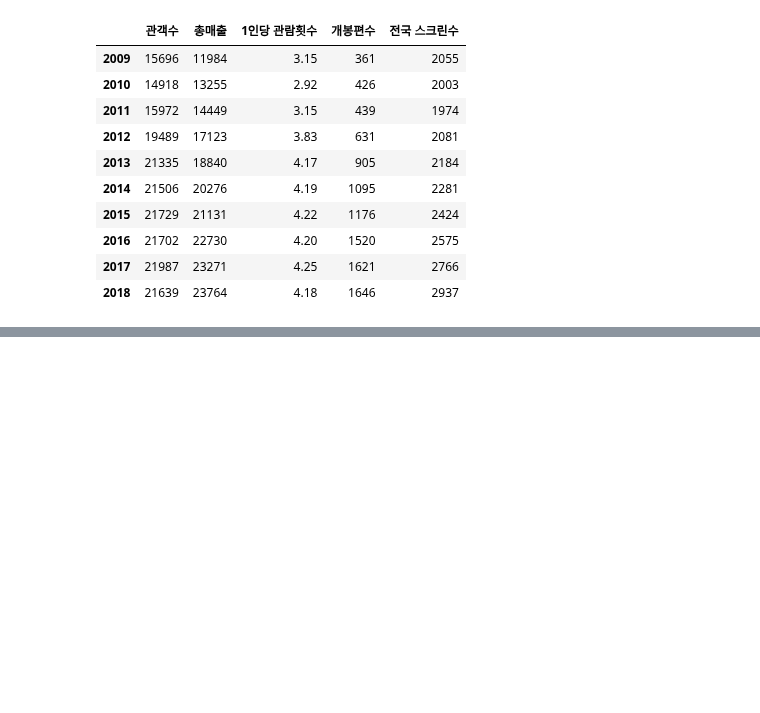
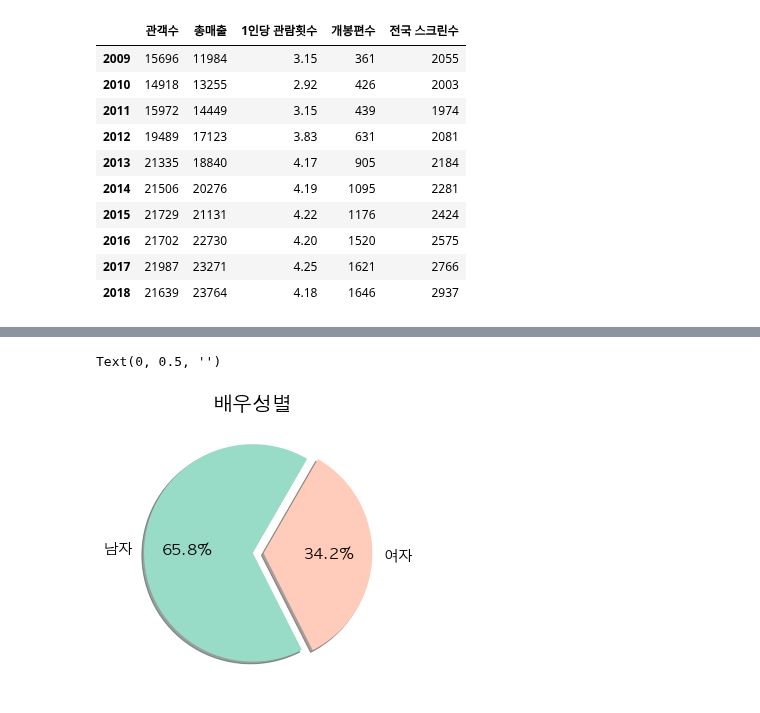
Before and after one commit to kim4pb/Female-led-Korean-Films, a Jupyter notebook: 03.ButterKnife/Plotting charts.ipynb, the cells around one changed output, grey strips where cells are left out. Drawn from its saved outputs; the diff is of its cells as text; code cells hidden in the pictures; blank space fills up the shorter version.

```diff
--- a/03.ButterKnife/Plotting charts.ipynb
+++ b/03.ButterKnife/Plotting charts.ipynb
@@ -83,0 +105,7 @@ finaldf.head()
+# %%
+
+
+columns = ['대표국적', '국적', '장르', '등급', '영화형태', '영화구분','제작사',
+       '배급사', '상영횟수', '전국스크린수', '전국매출액', '전국관객수', '서울매출액', '서울관객수','대표감독', '감독코드', '감독성별', '감독_대표역할', '감독필모', '작가', '대표작가',
+       '대표작가(필명)', '작가코드', '작가성별', '작가_대표역할', '작가필모']
+finalactor=finaldf.drop(columns, 1)
@@ -83,0 +197,15 @@ finaldf.head()
+# %%
+labels=['남자', '여자']
+finalactor['배우성별'].value_counts().plot.pie(labels = labels
+                    ,colors= ['#98DBC6', '#FFCCBB']
+                    ,startangle = 60
+                    ,shadow = True
+                    ,autopct = '%1.1f%%'
+                    ,explode = (0,0.1)
+                    ,figsize=(5, 5)
+                    ,fontsize = 15)
+plt.title('배우성별', fontsize=20)
+pylab.ylabel('')
+# %% [output]
+Text(0, 0.5, '')
+[figure, added]
```
Also changed, not shown: parts of 13 cells of this notebook.
